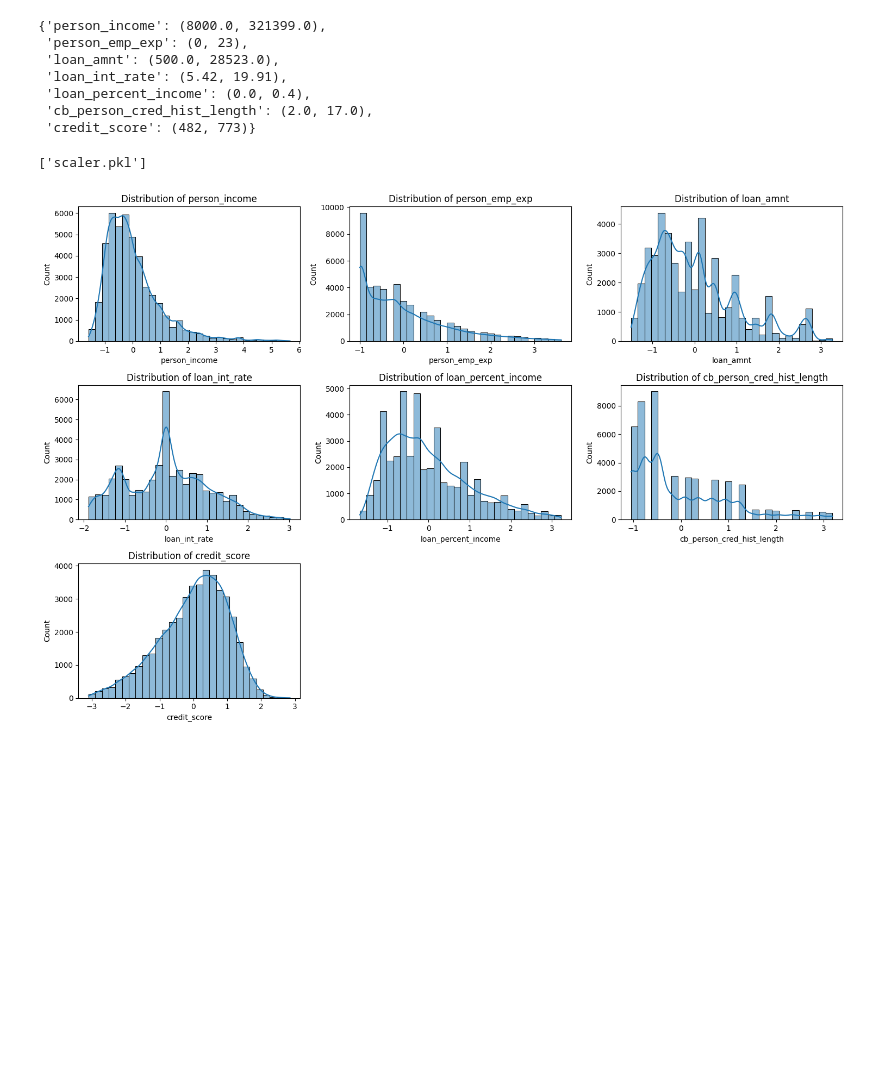
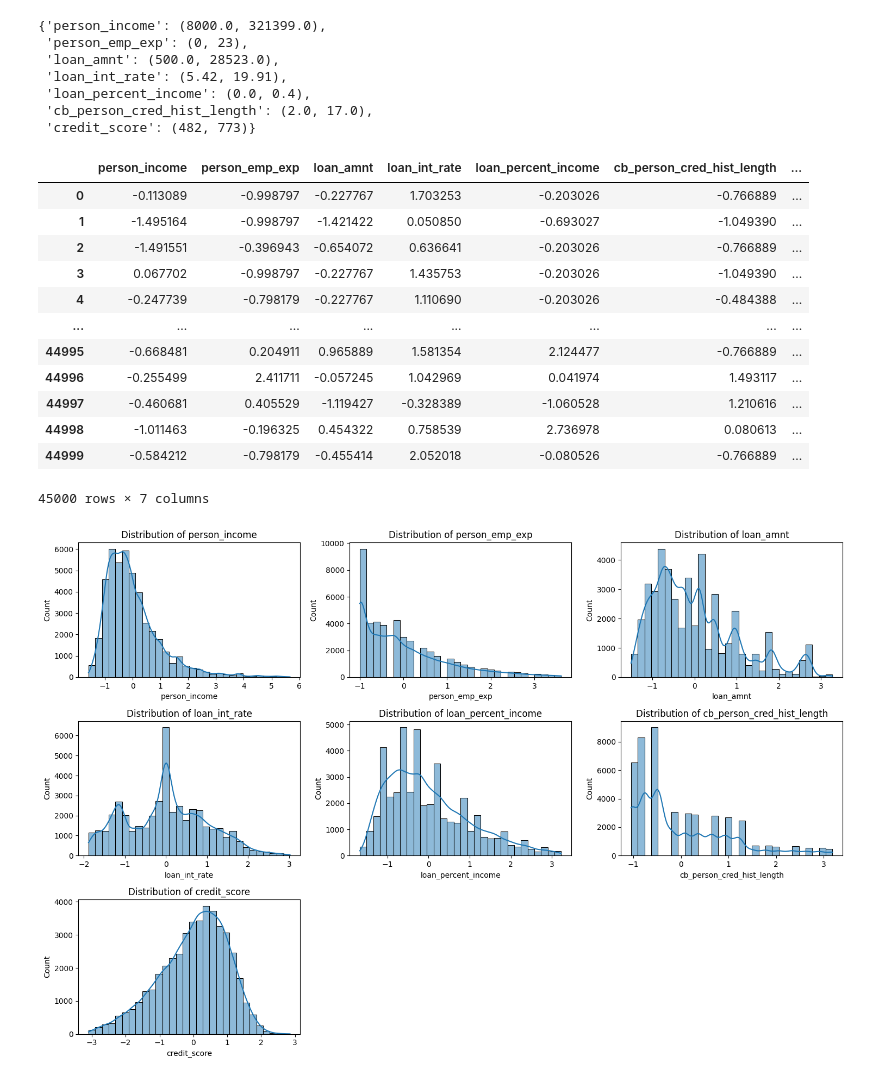
Before and after one commit to ahmed2402/Credit-Risk-Modeling, a Jupyter notebook: eda.ipynb, the cells around one changed output. Drawn from its saved outputs; the diff is of its cells as text; code cells hidden in the pictures; blank space fills up the shorter version.

```diff
--- a/eda.ipynb
+++ b/eda.ipynb
@@ -253,10 +253,3 @@ ranges
  'loan_percent_income': (0.0, 0.4),
  'cb_person_cred_hist_length': (2.0, 17.0),
  'credit_score': (482, 773)}
-# %%
-from sklearn.preprocessing import StandardScaler
-scaler = StandardScaler()
-loan[continuous_cols.columns] = scaler.fit_transform(loan[continuous_cols.columns])
-joblib.dump(scaler, 'scaler.pkl')
-# %% [output]
-['scaler.pkl']
@@ -263,3 +282,19 @@ joblib.dump(scaler, 'scaler.pkl')
+# %%
+loan[list(continuous_cols)]
+# %% [output]
+|  | person_income | person_emp_exp | loan_amnt | loan_int_rate | loan_percent_income | cb_person_cred_hist_length | ... |
+| 0 | -0.113089 | -0.998797 | -0.227767 | 1.703253 | -0.203026 | -0.766889 | ... |
+| 1 | -1.495164 | -0.998797 | -1.421422 | 0.050850 | -0.693027 | -1.049390 | ... |
+| 2 | -1.491551 | -0.396943 | -0.654072 | 0.636641 | -0.203026 | -0.766889 | ... |
+| 3 | 0.067702 | -0.998797 | -0.227767 | 1.435753 | -0.203026 | -1.049390 | ... |
+| 4 | -0.247739 | -0.798179 | -0.227767 | 1.110690 | -0.203026 | -0.484388 | ... |
+| ... | ... | ... | ... | ... | ... | ... | ... |
+| 44995 | -0.668481 | 0.204911 | 0.965889 | 1.581354 | 2.124477 | -0.766889 | ... |
+| 44996 | -0.255499 | 2.411711 | -0.057245 | 1.042969 | 0.041974 | 1.493117 | ... |
+| 44997 | -0.460681 | 0.405529 | -1.119427 | -0.328389 | -1.060528 | 1.210616 | ... |
+| 44998 | -1.011463 | -0.196325 | 0.454322 | 0.758539 | 2.736978 | 0.080613 | ... |
+| 44999 | -0.584212 | -0.798179 | -0.455414 | 2.052018 | -0.080526 | -0.766889 | ... |
+45000 rows × 7 columns
 # %%
 # Visualizing the distribution of continuous variables
 plt.figure(figsize=(15, 10))
```
Also changed, not shown: parts of 7 cells of this notebook, 12 other files.
